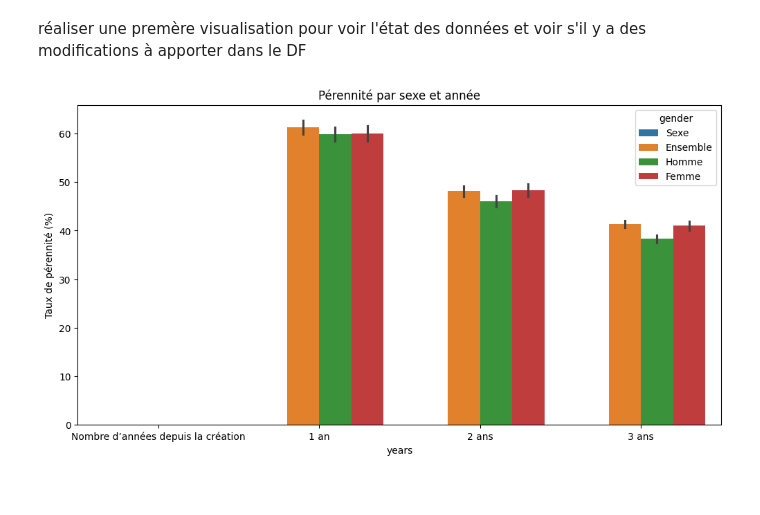
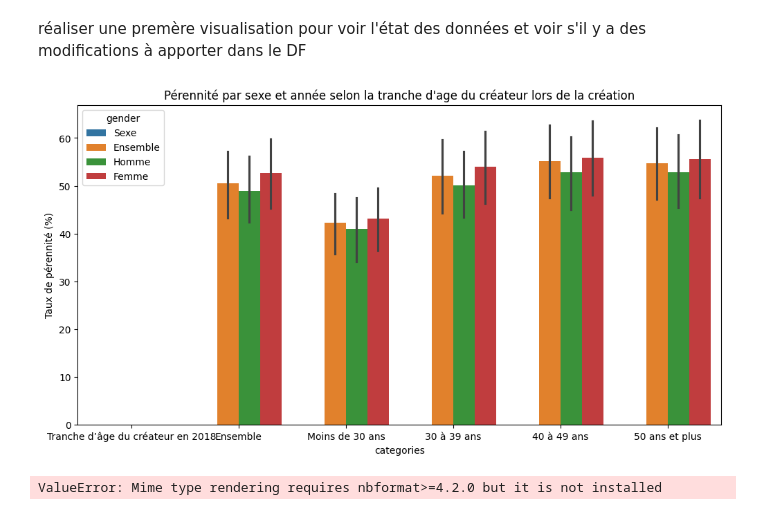
Before and after one commit to Gigique/Memoire_IA, a Jupyter notebook: notebooks/LoadAndCleanData.ipynb, the cells around one changed output. Drawn from its saved outputs; the diff is of its cells as text; code cells hidden in the pictures.

```diff
--- a/notebooks/LoadAndCleanData.ipynb
+++ b/notebooks/LoadAndCleanData.ipynb
@@ -30,6 +49,9 @@ for f in files:
         #remove useless lignes
         data = pd.read_excel(xls, sheet_name=sheet, skiprows=5)
         data = data.iloc[:-4]
+        categorie_type = data.iloc[0, 1]
+
+        data = data.iloc[1:, :]
 
         #renames columns
         data = data.rename(columns={
@@ -42,9 +64,12 @@ for f in files:
 
         data["file_name"] = f
         data["area"] = sheet
+        data["categorie_type"] = categorie_type
         df_list.append(data)
 
 df = pd.concat(df_list, ignore_index=True)
+
+df = df[['gender', 'categorie_type'] + [col for col in df.columns if col not in ['gender', 'categorie_type']]]
 # %%
 df
 # %% [output]
@@ -93,11 +121,37 @@ import seaborn as sns
 import matplotlib.pyplot as plt
 # %%
 plt.figure(figsize=(12, 6))
+
+df_plot = df[df["categorie_type"] == "Tranche d’âge du créateur en 2018"]
+
 sns.barplot(
-    data=df,
-    x="years", y="Taux de pérennité (%)", hue="gender"
+    data=df_plot,
+    x="categories", y="Taux de pérennité (%)", hue="gender"
 )
-plt.title("Pérennité par sexe et année")
+
+plt.title("Pérennité par sexe et année selon la tranche d'age du créateur lors de la création")
 plt.show()
 # %% [output]
-[figure, old version]
+[figure, new version]
+# %%
+fig = px.scatter(
+    df_plot,
+    x="categories",
+    y="Taux de pérennité (%)",
+    color="gender",
+    animation_frame="years",
+    size_max=20,
+    title="Évolution de la pérennité selon le genre et la tranche d'âge",
+    labels={"categories": "Tranche d'âge", "gender": "Genre"},
+)
+
+fig.update_layout(
+    xaxis_tickangle=-45,
+    width=1000,
+    height=600,
+    margin=dict(l=40, r=40, t=80, b=80)
+)
+
+fig.show()
+# %% [output]
+ValueError: Mime type rendering requires nbformat>=4.2.0 but it is not installed
```
Also changed, not shown: parts of 5 cells of this notebook, 1 other file.
